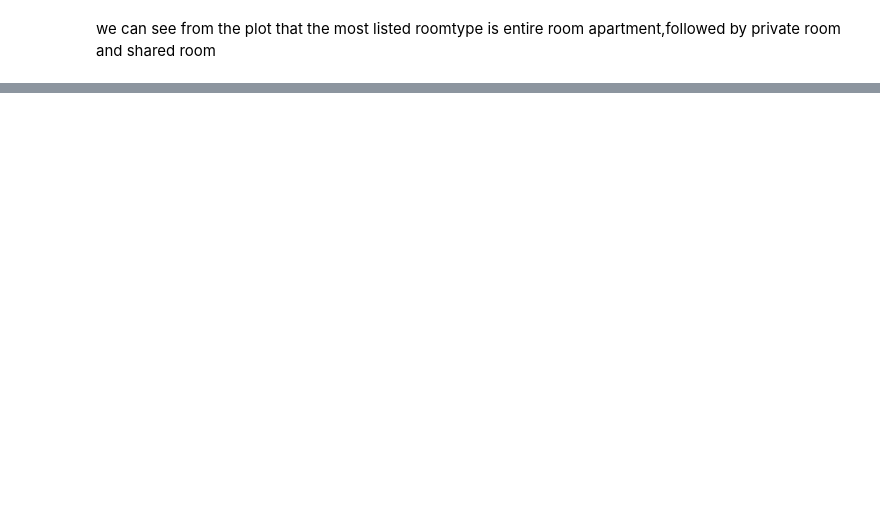
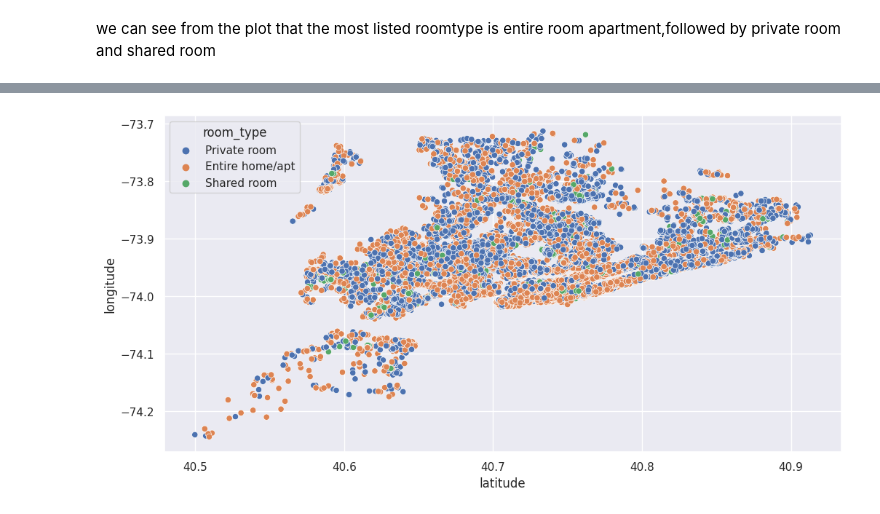
Before and after one commit to KUNAL666-CODE/Capstone-project-Airbnb-EDA, a Jupyter notebook: Airbnb_EDA_Kunal.ipynb, the cells around one changed output, grey strips where cells are left out. Cells and saved outputs as stored; diff of their text form; code cells hidden in the pictures; blank space fills up the shorter version.

```diff
--- a/Airbnb_EDA_Kunal.ipynb
+++ b/Airbnb_EDA_Kunal.ipynb
@@ -230,0 +237,7 @@ we can see from the plot that the most listed roomtype is entire room apartment,
+# %%
+# plotting Bar plot
+#since we need to find categorical data we are using barplot
+
+#finding top 3 most expensive neighbourhood_group
+sns.set(rc={'figure.figsize':(12,10)})
+ax_1=sns.barplot(x='neighbourhood_group',y='price',data=airbnb_data_df,hue="neighbourhood_group",errorbar=None)
@@ -230,0 +257,7 @@ we can see from the plot that the most listed roomtype is entire room apartment,
+# %%
+plt.figure(figsize=(12,6))
+sns.scatterplot(x="latitude",y="longitude",data=airbnb_data_df,hue="room_type")
+
+plt.show()
+# %% [output]
+[figure, added]
```
Also changed, not shown: parts of 35 cells of this notebook.
